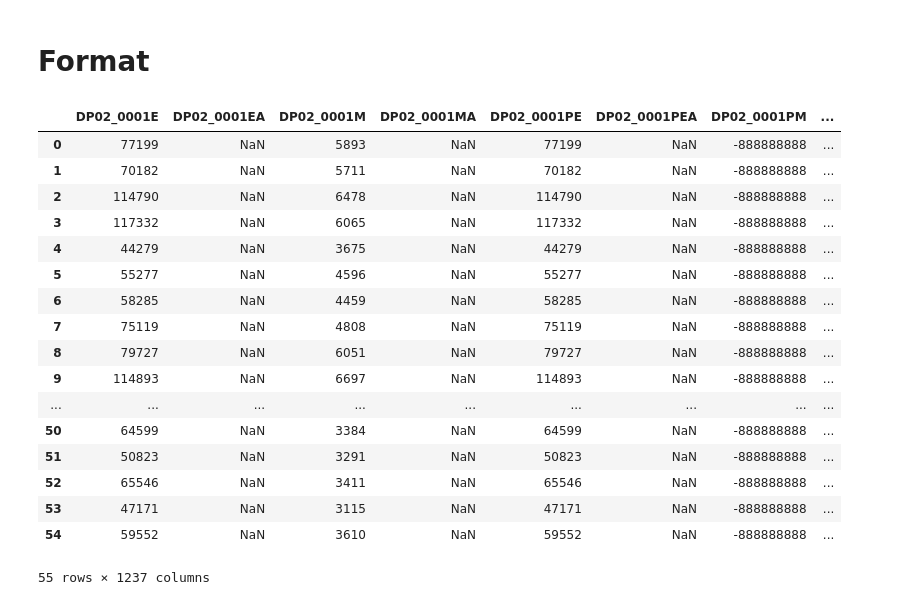
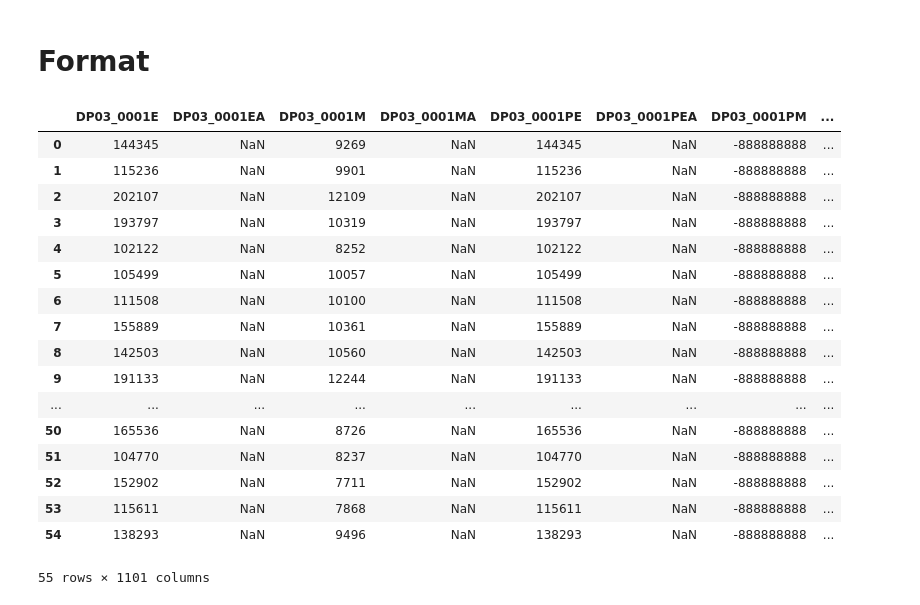
Before and after one commit to herreramr-omb/ACS_Warehouse, a Jupyter notebook: ACS_Warehose02B_format_tables.ipynb, the cells around one changed output. Cells and saved outputs as stored; diff of their text form; code cells hidden in the pictures.

```diff
--- a/ACS_Warehose02B_format_tables.ipynb
+++ b/ACS_Warehose02B_format_tables.ipynb
@@ -5,28 +6,28 @@ import numpy as np
 import json
 import pandas as pd
 # %%
-# DP2, 2024 data
-data_df = pd.read_csv(r"C:\Users\HerreraMartinezR\OneDrive - NYC Office of Management and Budget\Data\ACS\1_yr_sample\2024\PUMA\1_yr_ACS_2024_PUMA_NYC_DP02.csv")
+# DP3, 2024 data
+data_df = pd.read_csv(r"C:\Users\HerreraMartinezR\OneDrive - NYC Office of Management and Budget\Data\ACS\1_yr_sample\2024\PUMA\1_yr_ACS_2024_PUMA_NYC_DP03.csv")
 data_df
 # %% [output]
-|  | DP02_0001E | DP02_0001EA | DP02_0001M | DP02_0001MA | DP02_0001PE | DP02_0001PEA | DP02_0001PM | ... |
-| 0 | 77199 | NaN | 5893 | NaN | 77199 | NaN | -888888888 | ... |
-| 1 | 70182 | NaN | 5711 | NaN | 70182 | NaN | -888888888 | ... |
-| 2 | 114790 | NaN | 6478 | NaN | 114790 | NaN | -888888888 | ... |
-| 3 | 117332 | NaN | 6065 | NaN | 117332 | NaN | -888888888 | ... |
-| 4 | 44279 | NaN | 3675 | NaN | 44279 | NaN | -888888888 | ... |
-| 5 | 55277 | NaN | 4596 | NaN | 55277 | NaN | -888888888 | ... |
-| 6 | 58285 | NaN | 4459 | NaN | 58285 | NaN | -888888888 | ... |
-| 7 | 75119 | NaN | 4808 | NaN | 75119 | NaN | -888888888 | ... |
-| 8 | 79727 | NaN | 6051 | NaN | 79727 | NaN | -888888888 | ... |
-| 9 | 114893 | NaN | 6697 | NaN | 114893 | NaN | -888888888 | ... |
+|  | DP03_0001E | DP03_0001EA | DP03_0001M | DP03_0001MA | DP03_0001PE | DP03_0001PEA | DP03_0001PM | ... |
+| 0 | 144345 | NaN | 9269 | NaN | 144345 | NaN | -888888888 | ... |
+| 1 | 115236 | NaN | 9901 | NaN | 115236 | NaN | -888888888 | ... |
+| 2 | 202107 | NaN | 12109 | NaN | 202107 | NaN | -888888888 | ... |
+| 3 | 193797 | NaN | 10319 | NaN | 193797 | NaN | -888888888 | ... |
+| 4 | 102122 | NaN | 8252 | NaN | 102122 | NaN | -888888888 | ... |
+| 5 | 105499 | NaN | 10057 | NaN | 105499 | NaN | -888888888 | ... |
+| 6 | 111508 | NaN | 10100 | NaN | 111508 | NaN | -888888888 | ... |
+| 7 | 155889 | NaN | 10361 | NaN | 155889 | NaN | -888888888 | ... |
+| 8 | 142503 | NaN | 10560 | NaN | 142503 | NaN | -888888888 | ... |
+| 9 | 191133 | NaN | 12244 | NaN | 191133 | NaN | -888888888 | ... |
 | ... | ... | ... | ... | ... | ... | ... | ... | ... |
-| 50 | 64599 | NaN | 3384 | NaN | 64599 | NaN | -888888888 | ... |
-| 51 | 50823 | NaN | 3291 | NaN | 50823 | NaN | -888888888 | ... |
-| 52 | 65546 | NaN | 3411 | NaN | 65546 | NaN | -888888888 | ... |
-| 53 | 47171 | NaN | 3115 | NaN | 47171 | NaN | -888888888 | ... |
-| 54 | 59552 | NaN | 3610 | NaN | 59552 | NaN | -888888888 | ... |
+| 50 | 165536 | NaN | 8726 | NaN | 165536 | NaN | -888888888 | ... |
+| 51 | 104770 | NaN | 8237 | NaN | 104770 | NaN | -888888888 | ... |
+| 52 | 152902 | NaN | 7711 | NaN | 152902 | NaN | -888888888 | ... |
+| 53 | 115611 | NaN | 7868 | NaN | 115611 | NaN | -888888888 | ... |
+| 54 | 138293 | NaN | 9496 | NaN | 138293 | NaN | -888888888 | ... |
-55 rows × 1237 columns
+55 rows × 1101 columns
 # %%
 # labels
 with open(r"C:\Users\HerreraMartinezR\OneDrive - NYC Office of Management and Budget\HTM Projects\ACS_Warehouse\docs\dp_variables_2024.json", 'r') as f:
```
Also changed, not shown: parts of 8 cells of this notebook.
